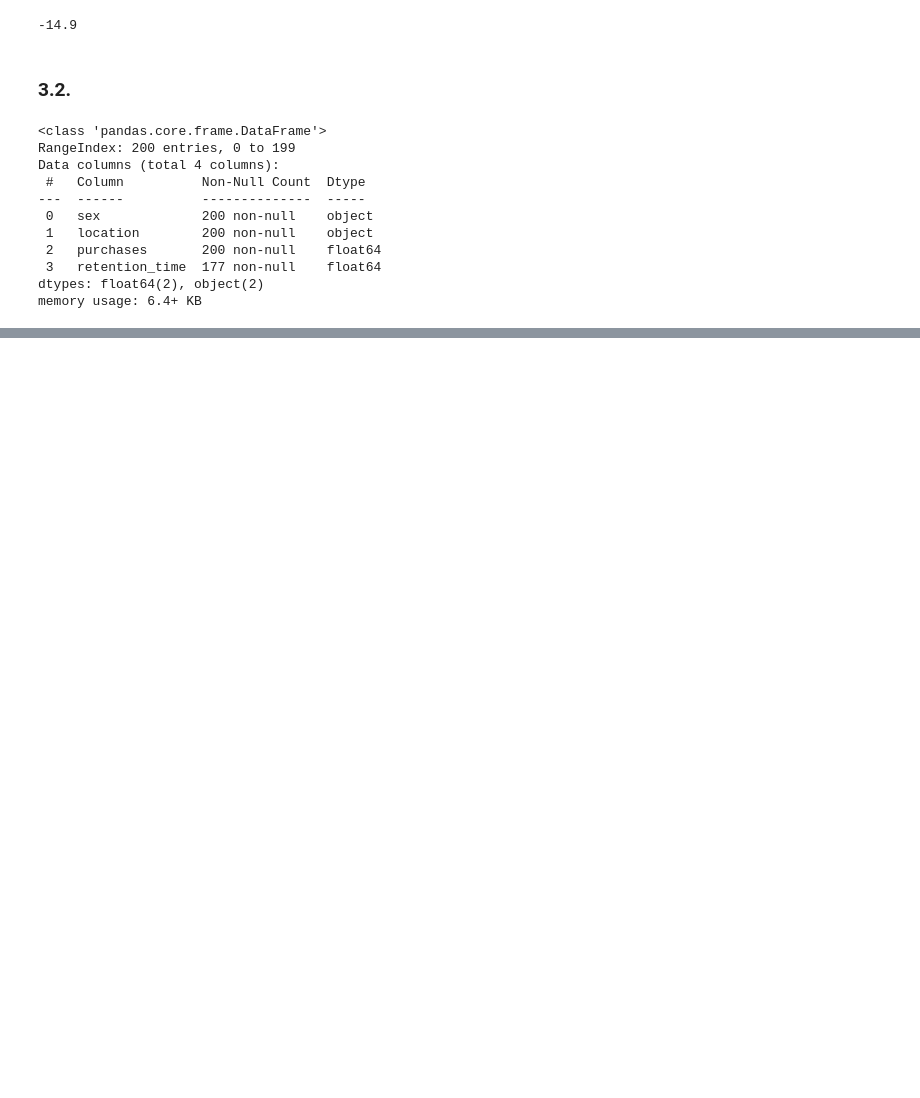
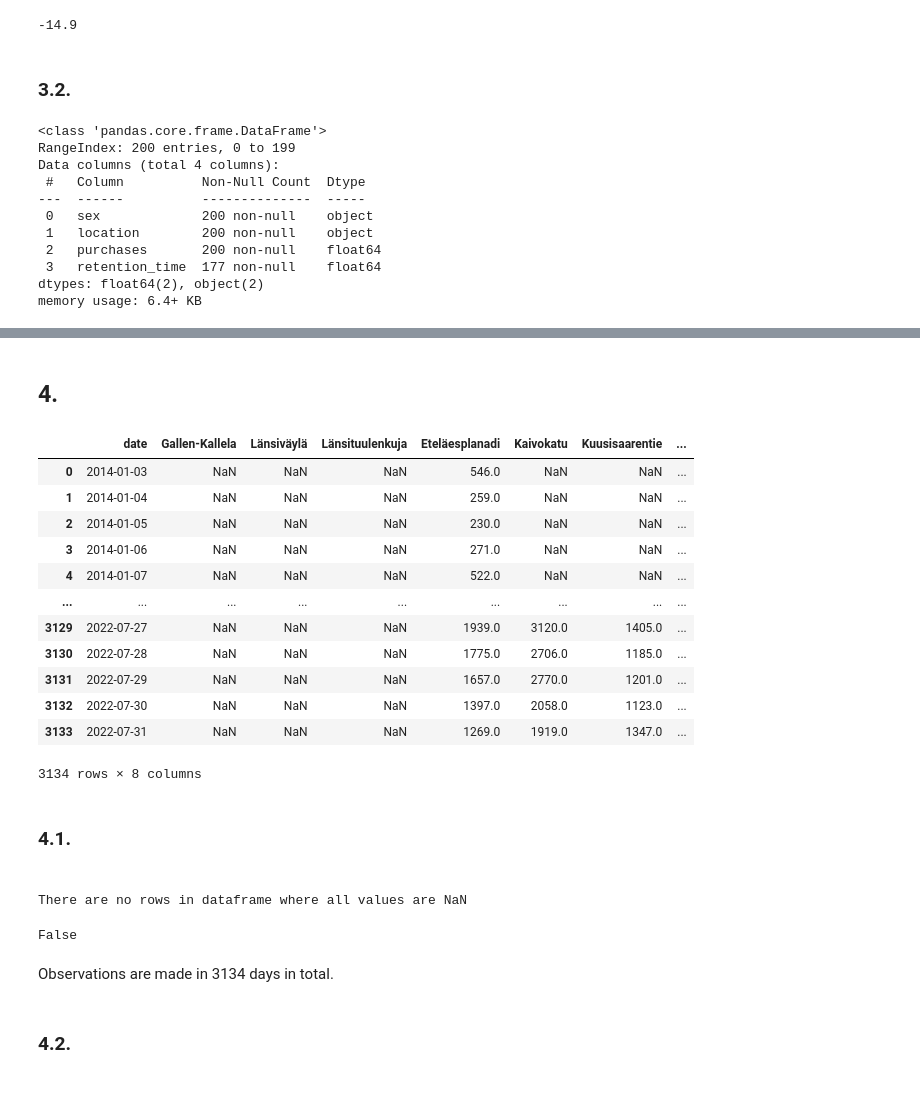
Before and after one commit to konstanyman/E1, a Jupyter notebook: e1-notebook.ipynb, the cells around one changed output, grey strips where cells are left out. Cells and saved outputs as stored; diff of their text form; code cells hidden in the pictures; blank space fills up the shorter version.

```diff
--- a/e1-notebook.ipynb
+++ b/e1-notebook.ipynb
@@ -275,0 +328,73 @@ memory usage: 6.4+ KB
+# %% [markdown]
+<h2>4.</h2>
+# %%
+# load files
+
+# espoo
+
+df_e = P.read_csv('./e1-data/14-espoo.csv',
+            # field separator character
+            sep=",",
+            # missing value characters
+            na_values=["?"],
+            # no row names
+            index_col=False,
+            # column names
+            header=0,
+            # quote character
+            quotechar="'")
+
+# helsinki
+
+df_h = P.read_csv('./e1-data/14-helsinki.csv',
+            # field separator character
+            sep=",",
+            # missing value characters
+            na_values=["?"],
+            # no row names
+            index_col=False,
+            # column names
+            header=0,
+            # quote character
+            quotechar="'")
+# %%
+# merge dataframes
+
+df_eh = P.merge(df_e, df_h, on='date', how='outer')
+df_eh
+# %% [output]
+|  | date | Gallen-Kallela | Länsiväylä | Länsituulenkuja | Eteläesplanadi | Kaivokatu | Kuusisaarentie | ... |
+| 0 | 2014-01-03 | NaN | NaN | NaN | 546.0 | NaN | NaN | ... |
+| 1 | 2014-01-04 | NaN | NaN | NaN | 259.0 | NaN | NaN | ... |
+| 2 | 2014-01-05 | NaN | NaN | NaN | 230.0 | NaN | NaN | ... |
+| 3 | 2014-01-06 | NaN | NaN | NaN | 271.0 | NaN | NaN | ... |
+| 4 | 2014-01-07 | NaN | NaN | NaN | 522.0 | NaN | NaN | ... |
+| ... | ... | ... | ... | ... | ... | ... | ... | ... |
+| 3129 | 2022-07-27 | NaN | NaN | NaN | 1939.0 | 3120.0 | 1405.0 | ... |
+| 3130 | 2022-07-28 | NaN | NaN | NaN | 1775.0 | 2706.0 | 1185.0 | ... |
+| 3131 | 2022-07-29 | NaN | NaN | NaN | 1657.0 | 2770.0 | 1201.0 | ... |
+| 3132 | 2022-07-30 | NaN | NaN | NaN | 1397.0 | 2058.0 | 1123.0 | ... |
+| 3133 | 2022-07-31 | NaN | NaN | NaN | 1269.0 | 1919.0 | 1347.0 | ... |
+3134 rows × 8 columns
+# %% [markdown]
+<h3>4.1.<h3>
+# %%
+# check if whole row is NaN
+
+def some_rows_all_NaN(df):
+    nan_rows = df.isna().all(axis=1)
+    if nan_rows.any() == False:
+        print('There are no rows in dataframe where all values are NaN')
+        return(False)
+    else:
+        print('There are some rows in dataframe where all values are NaN')
+        return(True)
+
+some_rows_all_NaN(df_eh)
+# %% [output]
+There are no rows in dataframe where all values are NaN
+False
+# %% [markdown]
+Observations are made in 3134 days in total.
+# %% [markdown]
+<h3>4.2.<h3>
```
Also changed, not shown: parts of 13 cells of this notebook, 2 other files.
